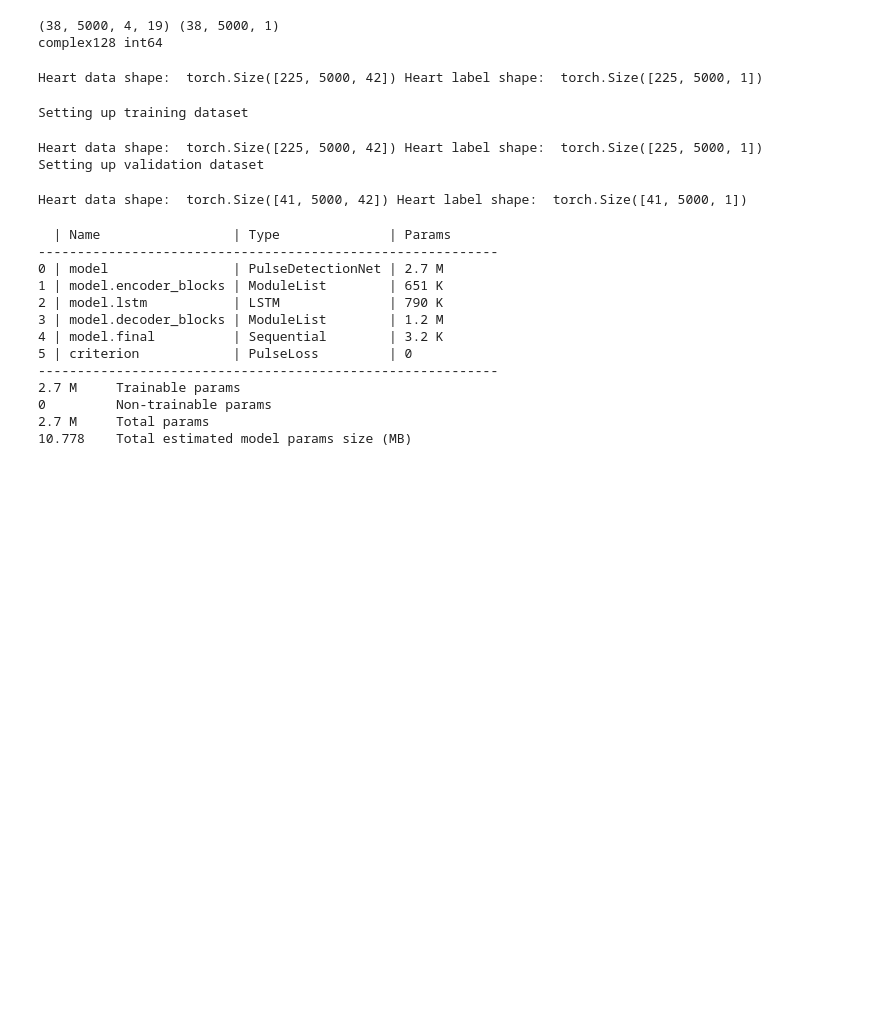
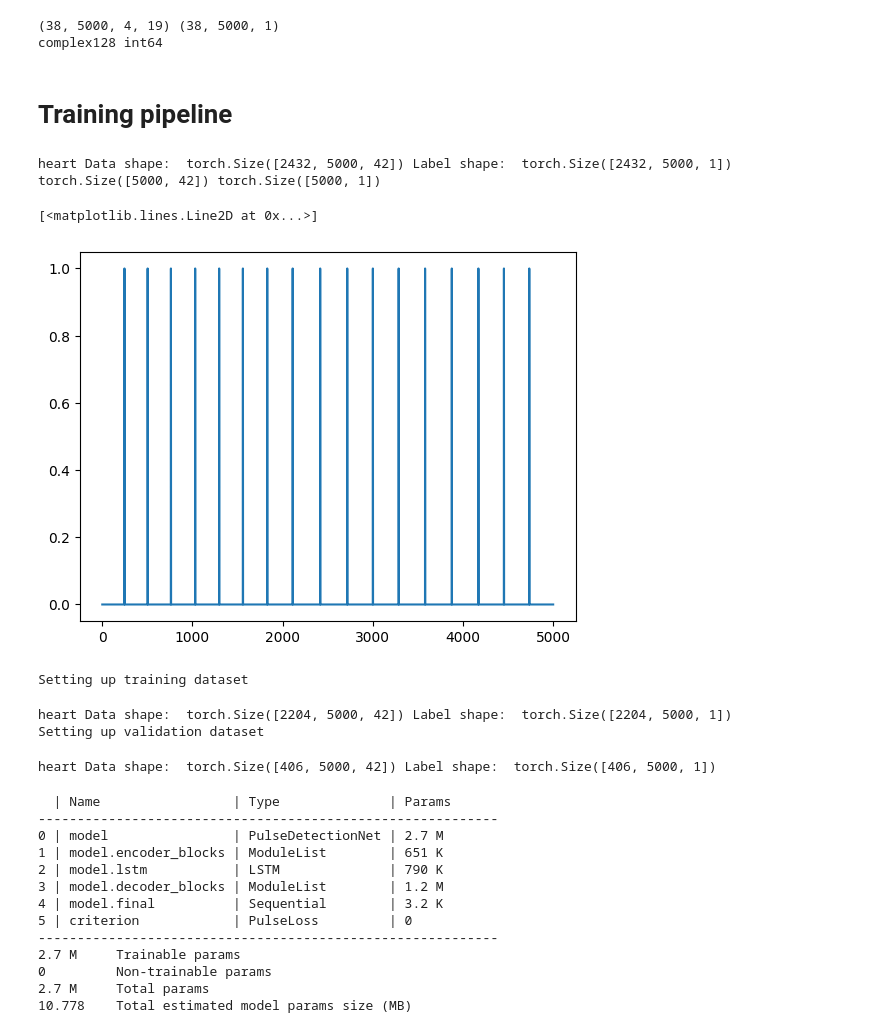
Before and after one commit to kuangyuan-cmu/RadarPulse, a Jupyter notebook: dev.ipynb, the cells around one changed output. Drawn from its saved outputs; the diff is of its cells as text; code cells hidden in the pictures; blank space fills up the shorter version.

```diff
--- a/dev.ipynb
+++ b/dev.ipynb
@@ -13,14 +13,18 @@ print(loaded_data['head_data'].dtype, loaded_data['head_label'].dtype)
 # %% [output]
 (38, 5000, 4, 19) (38, 5000, 1)
 complex128 int64
+# %% [markdown]
+# Training pipeline
 # %%
-from data.dataset import PulseDataset
-trainset = PulseDataset('/home/kyuan/RadarPulse/dataset/pilot_1115/train')
-_, _, heart_data, heart_label, _, _ = trainset[0]
-print(heart_data.shape, heart_label.shape)
-print(heart_data.dtype, heart_label.dtype)
+from src.data.dataset import PulseDataset
+import matplotlib.pyplot as plt
+trainset = PulseDataset('/home/kyuan/RadarPulse/dataset/phase1_1212/train', 'heart')
+data, label = trainset[0]
+print(data.shape, label.shape)
 
-import matplotlib.pyplot as plt
-plt.plot(heart_label)
+plt.plot(label)
 # %% [output]
-Heart data shape:  torch.Size([225, 5000, 42]) Heart label shape:  torch.Size([225, 5000, 1])
+heart Data shape:  torch.Size([2432, 5000, 42]) Label shape:  torch.Size([2432, 5000, 1])
+torch.Size([5000, 42]) torch.Size([5000, 1])
+[<matplotlib.lines.Line2D at 0x...>]
+[figure, added]
@@ -34,12 +35,13 @@ config = load_config('src/config')
 from src.data.datamodule import PulseDataModule
 data_module = PulseDataModule(
     data_path=config.data.data_path,
+    pulse_position=config.data.position,
     batch_size=config.training.batch_size,
     num_workers=config.training.num_workers
 )
 data_module.setup(stage='fit')
 # %% [output]
 Setting up training dataset
-Heart data shape:  torch.Size([225, 5000, 42]) Heart label shape:  torch.Size([225, 5000, 1])
+heart Data shape:  torch.Size([2204, 5000, 42]) Label shape:  torch.Size([2204, 5000, 1])
 Setting up validation dataset
-Heart data shape:  torch.Size([41, 5000, 42]) Heart label shape:  torch.Size([41, 5000, 1])
+heart Data shape:  torch.Size([406, 5000, 42]) Label shape:  torch.Size([406, 5000, 1])
```
Also changed, not shown: parts of 6 cells of this notebook, 10 other files.
